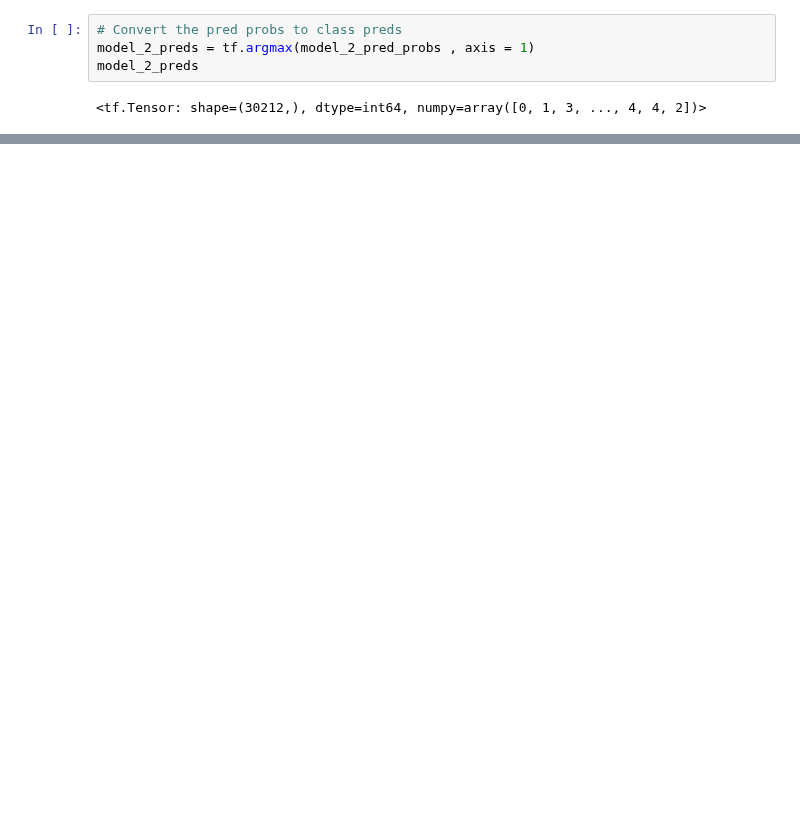
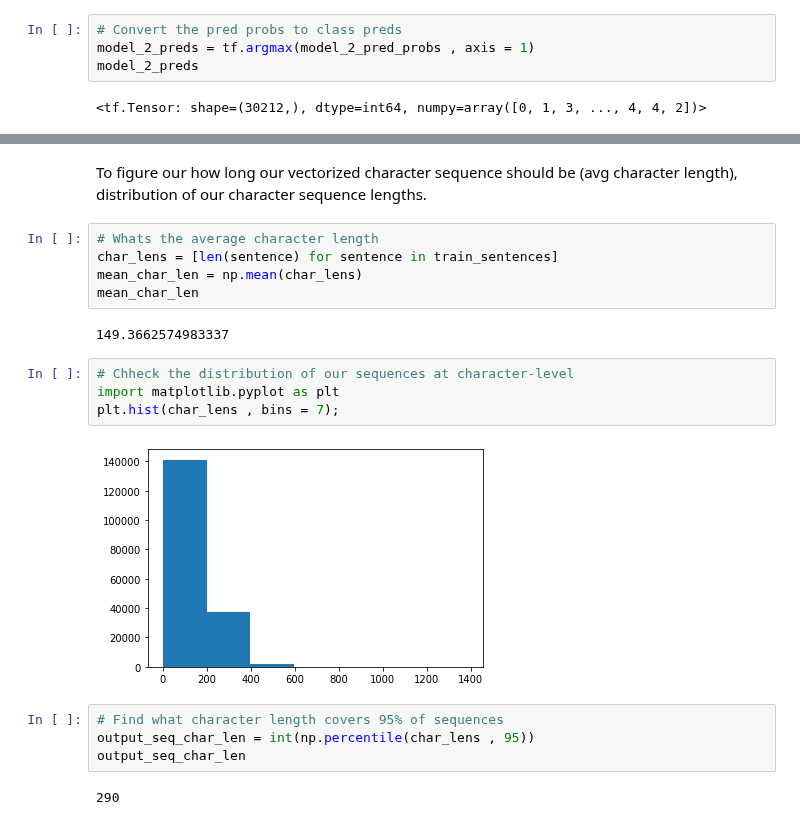
Before and after one commit to ashikshafi08/Learning_Tensorflow, a Jupyter notebook: Notebooks/Milestone_Project_2_SkimLit.ipynb, the cells around one changed output, grey strips where cells are left out. Drawn from its saved outputs; the diff is of its cells as text; blank space fills up the shorter version.

```diff
--- a/Notebooks/Milestone_Project_2_SkimLit.ipynb
+++ b/Notebooks/Milestone_Project_2_SkimLit.ipynb
@@ -983,0 +1029,21 @@ model_2_results
+# %% [markdown]
+To figure our how long our vectorized character sequence should be (avg character length), distribution of our character sequence lengths.
+# %%
+# Whats the average character length
+char_lens = [len(sentence) for sentence in train_sentences]
+mean_char_len = np.mean(char_lens)
+mean_char_len
+# %% [output]
+149.3662574983337
+# %%
+# Chheck the distribution of our sequences at character-level
+import matplotlib.pyplot as plt
+plt.hist(char_lens , bins = 7);
+# %% [output]
+[figure, added]
+# %%
+# Find what character length covers 95% of sequences
+output_seq_char_len = int(np.percentile(char_lens , 95))
+output_seq_char_len
+# %% [output]
+290
```
Also changed, not shown: parts of 40 cells of this notebook.
